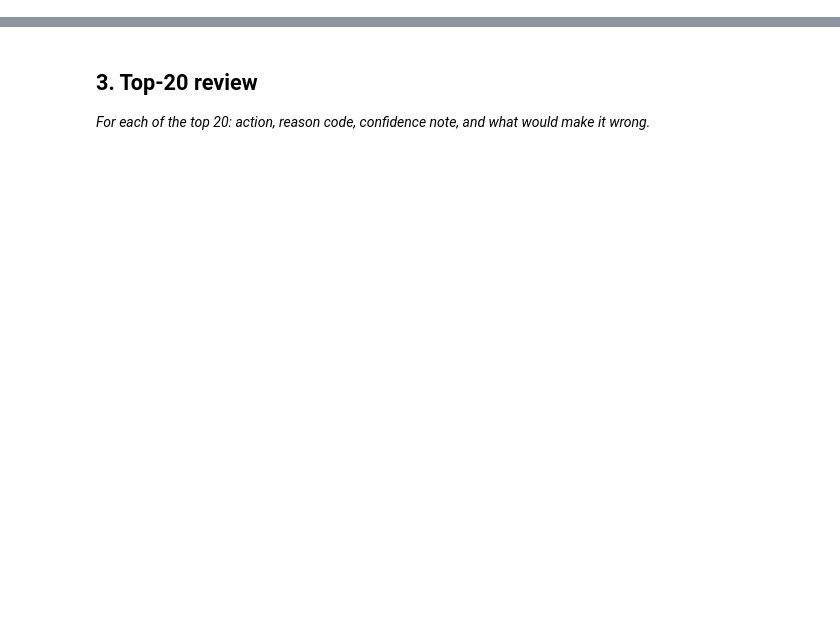
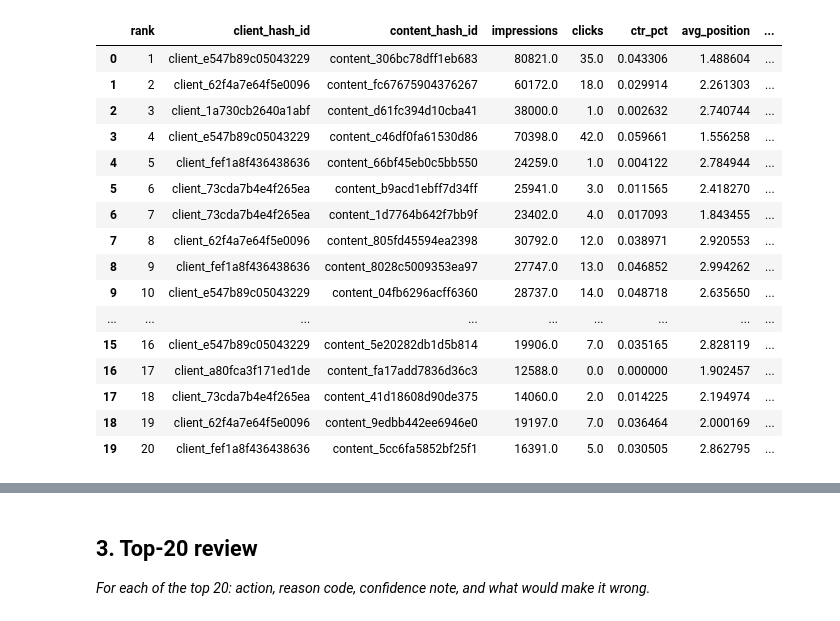
Before and after one commit to azanshah459/FlyRank-ML-Internship, a Jupyter notebook: work/notebooks/w04_baseline_score.ipynb, the cells around one changed output, grey strips where cells are left out. Cells and saved outputs as stored; diff of their text form; code cells hidden in the pictures; blank space fills up the shorter version.

```diff
--- a/work/notebooks/w04_baseline_score.ipynb
+++ b/work/notebooks/w04_baseline_score.ipynb
@@ -16,0 +383,70 @@ This skeleton is yours to fill. Work the sections **in order** — each one has
+# %%
+# Median impression threshold.
+impression_threshold = march["impressions"].median()
+
+print(
+    "Median March impressions threshold:",
+    f"{impression_threshold:,.2f}"
+)
+
+queue = position_data.copy()
+
+queue["high_volume"] = (
+    queue["impressions"] >= impression_threshold
+)
+
+queue["qualifies"] = (
+    queue["high_volume"] &
+    queue["ctr_opportunity"]
+)
+
+# CTR gap below the typical CTR for the position bucket.
+queue["ctr_gap_pct"] = (
+    queue["position_bucket_median_ctr"]
+    - queue["ctr_pct"]
+).clip(lower=0)
+
+# Opportunity score:
+# more impressions + larger CTR gap = higher priority.
+queue["score"] = (
+    queue["impressions"]
+    * queue["ctr_gap_pct"]
+)
+
+# Keep only pages that meet the baseline rule.
+queue = queue[
+    queue["qualifies"]
+].copy()
+
+queue["reason_code"] = "HIGH_VOLUME_LOW_CTR"
+queue["action"] = "REVIEW_CTR"
+
+queue = queue.sort_values(
+    ["score", "impressions"],
+    ascending=[False, False]
+).reset_index(drop=True)
+
+queue["rank"] = range(1, len(queue) + 1)
+
+print(f"Qualifying pages: {len(queue):,}")
+
+display(
+    queue[
+        [
+            "rank",
+            "client_hash_id",
+            "content_hash_id",
+            "impressions",
+            "clicks",
+            "ctr_pct",
+            "avg_position",
+            "position_bucket",
+            "position_bucket_median_ctr",
+            "ctr_gap_pct",
+            "score",
+            "reason_code",
+            "action"
+        ]
+    ].head(20)
+)
+# %% [output]
@@ -16,0 +455,17 @@ This skeleton is yours to fill. Work the sections **in order** — each one has
+|  | rank | client_hash_id | content_hash_id | impressions | clicks | ctr_pct | avg_position | ... |
+| 0 | 1 | client_e547b89c05043229 | content_306bc78dff1eb683 | 80821.0 | 35.0 | 0.043306 | 1.488604 | ... |
+| 1 | 2 | client_62f4a7e64f5e0096 | content_fc67675904376267 | 60172.0 | 18.0 | 0.029914 | 2.261303 | ... |
+| 2 | 3 | client_1a730cb2640a1abf | content_d61fc394d10cba41 | 38000.0 | 1.0 | 0.002632 | 2.740744 | ... |
+| 3 | 4 | client_e547b89c05043229 | content_c46df0fa61530d86 | 70398.0 | 42.0 | 0.059661 | 1.556258 | ... |
+| 4 | 5 | client_fef1a8f436438636 | content_66bf45eb0c5bb550 | 24259.0 | 1.0 | 0.004122 | 2.784944 | ... |
+| 5 | 6 | client_73cda7b4e4f265ea | content_b9acd1ebff7d34ff | 25941.0 | 3.0 | 0.011565 | 2.418270 | ... |
+| 6 | 7 | client_73cda7b4e4f265ea | content_1d7764b642f7bb9f | 23402.0 | 4.0 | 0.017093 | 1.843455 | ... |
+| 7 | 8 | client_62f4a7e64f5e0096 | content_805fd45594ea2398 | 30792.0 | 12.0 | 0.038971 | 2.920553 | ... |
+| 8 | 9 | client_fef1a8f436438636 | content_8028c5009353ea97 | 27747.0 | 13.0 | 0.046852 | 2.994262 | ... |
+| 9 | 10 | client_e547b89c05043229 | content_04fb6296acff6360 | 28737.0 | 14.0 | 0.048718 | 2.635650 | ... |
+| ... | ... | ... | ... | ... | ... | ... | ... | ... |
+| 15 | 16 | client_e547b89c05043229 | content_5e20282db1d5b814 | 19906.0 | 7.0 | 0.035165 | 2.828119 | ... |
+| 16 | 17 | client_a80fca3f171ed1de | content_fa17add7836d36c3 | 12588.0 | 0.0 | 0.000000 | 1.902457 | ... |
+| 17 | 18 | client_73cda7b4e4f265ea | content_41d18608d90de375 | 14060.0 | 2.0 | 0.014225 | 2.194974 | ... |
+| 18 | 19 | client_62f4a7e64f5e0096 | content_9edbb442ee6946e0 | 19197.0 | 7.0 | 0.036464 | 2.000169 | ... |
+| 19 | 20 | client_fef1a8f436438636 | content_5cc6fa5852bf25f1 | 16391.0 | 5.0 | 0.030505 | 2.862795 | ... |
```
Also changed, not shown: parts of 28 cells of this notebook.
